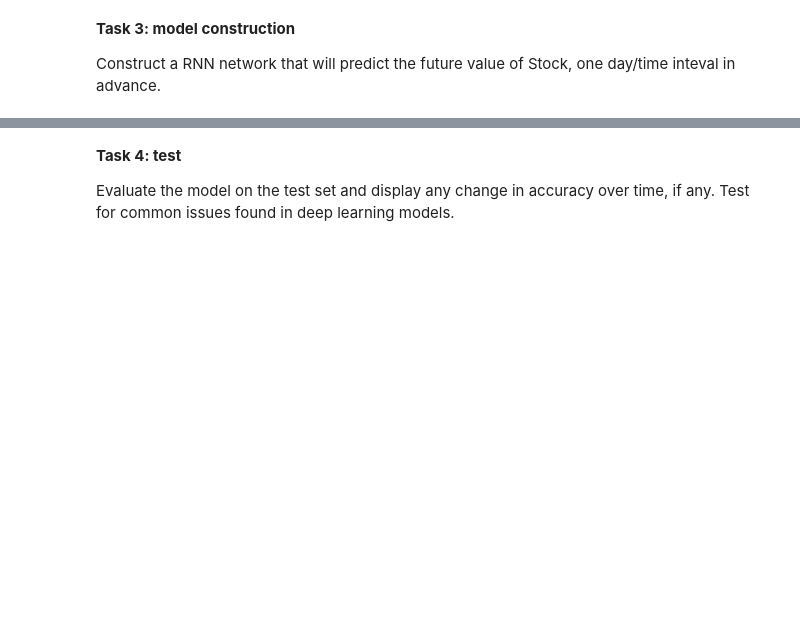
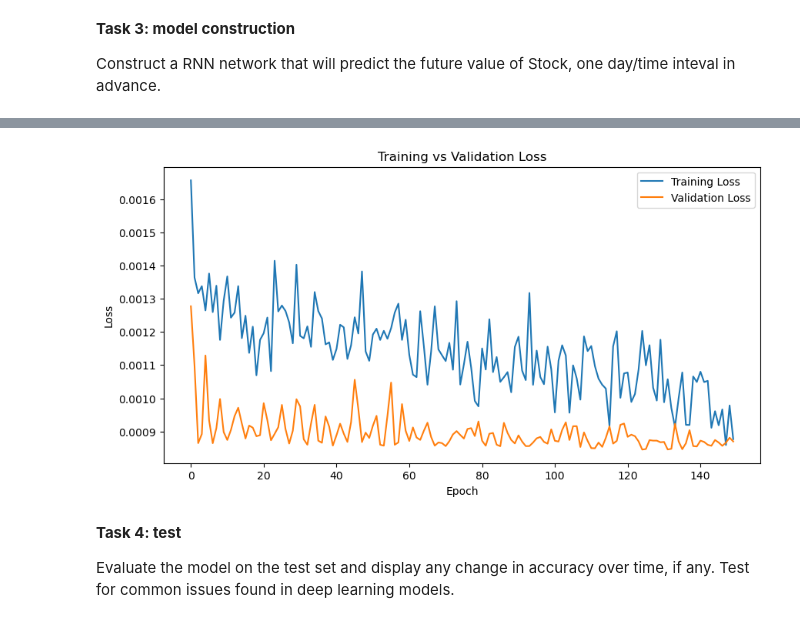
Before and after one commit to davidsheridan3/CS5004_Deep_Learning-2025-6_semester2, a Jupyter notebook: Etivity2_24300446.ipynb, the cells around one changed output, grey strips where cells are left out. Drawn from its saved outputs; the diff is of its cells as text; code cells hidden in the pictures; blank space fills up the shorter version.

Commit message:
Completed Tasks 1-4 with evaluation and plots

```diff
--- a/Etivity2_24300446.ipynb
+++ b/Etivity2_24300446.ipynb
@@ -37,0 +58,3 @@ Explain any preprocessing steps you take including but limited to reformatting a
+# %%
+#Ensuring chronological order
+df = df.sort_index()
@@ -37,0 +94,7 @@ Explain any preprocessing steps you take including but limited to reformatting a
+# %%
+#Creating supervised learning target
+#Shifting Stock column up by 1 day to create prediction target (allows model to predict tomorrow's stock value)
+df_scaled["Target"] = df_scaled["Stock"].shift(-1)
+
+#Removing final row (no future value available)
+df_scaled = df_scaled.dropna()
@@ -45,0 +259,20 @@ Construct a RNN network that will predict the future value of Stock, one day/tim
+# %%
+#Training the model
+from tensorflow.keras.callbacks import EarlyStopping
+
+#Stopping training if validation performance stops improving
+early_stop = EarlyStopping(
+    monitor='val_loss',
+    patience=25,
+    restore_best_weights=True
+)
+
+history = model.fit(
+    X_train_seq, y_train_seq,
+    validation_split=0.2, #using part of training set for validation
+    epochs=300,
+    batch_size=128,
+    shuffle=False, #for time series
+    callbacks=[early_stop],
+    verbose=1
+)
@@ -46,3 +297,19 @@ Construct a RNN network that will predict the future value of Stock, one day/tim
+# %%
+#Plotting training performance
+import matplotlib.pyplot as plt
+
+plt.figure(figsize=(10,5))
+
+plt.plot(history.history['loss'], label='Training Loss')
+plt.plot(history.history['val_loss'], label='Validation Loss')
+
+plt.title('Training vs Validation Loss')
+plt.xlabel('Epoch')
+plt.ylabel('Loss')
+plt.legend()
+plt.show()
+# %% [output]
+[figure, added]
 # %% [markdown]
 **Task 4: test**
 
```
Also changed, not shown: parts of 23 cells of this notebook, 1 other file.
